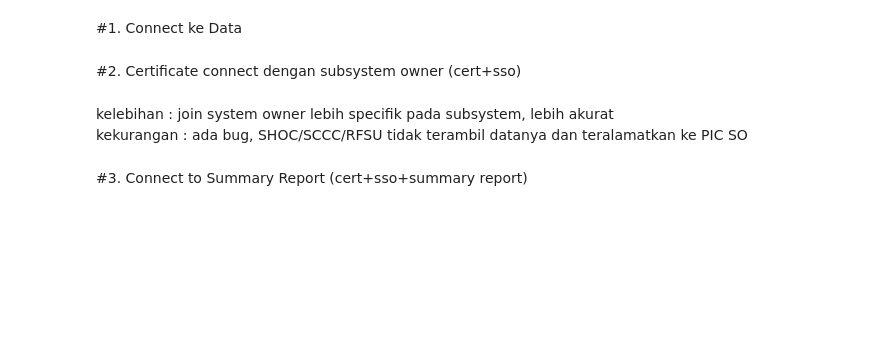
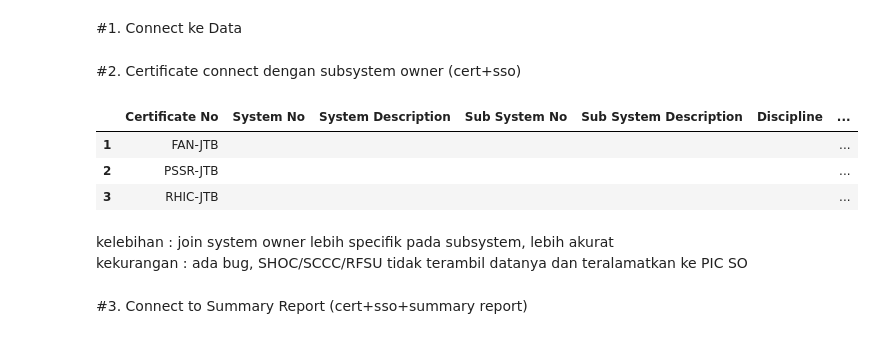
Before and after one commit to jimxs74/SC, a Jupyter notebook: SC62_LembarKoordinasi_Script.ipynb, the cells around one changed output. Saved outputs shown, nothing was run; the diff lists cells and outputs as text; code cells hidden in the pictures; blank space fills up the shorter version.

```diff
--- a/SC62_LembarKoordinasi_Script.ipynb
+++ b/SC62_LembarKoordinasi_Script.ipynb
@@ -104,5 +117,14 @@ sr = read_data(url_sr,'PHASE')
 # %% [markdown]
 #2. Certificate connect dengan subsystem owner (cert+sso)
+# %%
+cert = cert[['Certificate No','System No','System Description','Sub System No','Sub System Description','Discipline','Status']]
+# %%
+cert.head(3)
+# %% [output]
+|  | Certificate No | System No | System Description | Sub System No | Sub System Description | Discipline | ... |
+| 1 | FAN-JTB |  |  |  |  |  | ... |
+| 2 | PSSR-JTB |  |  |  |  |  | ... |
+| 3 | RHIC-JTB |  |  |  |  |  | ... |
 # %% [markdown]
  kelebihan : join system owner lebih specifik pada subsystem, lebih akurat <br>
  kekurangan : ada bug, SHOC/SCCC/RFSU tidak terambil datanya dan teralamatkan ke PIC SO
```
Also changed, not shown: parts of 40 cells of this notebook.
